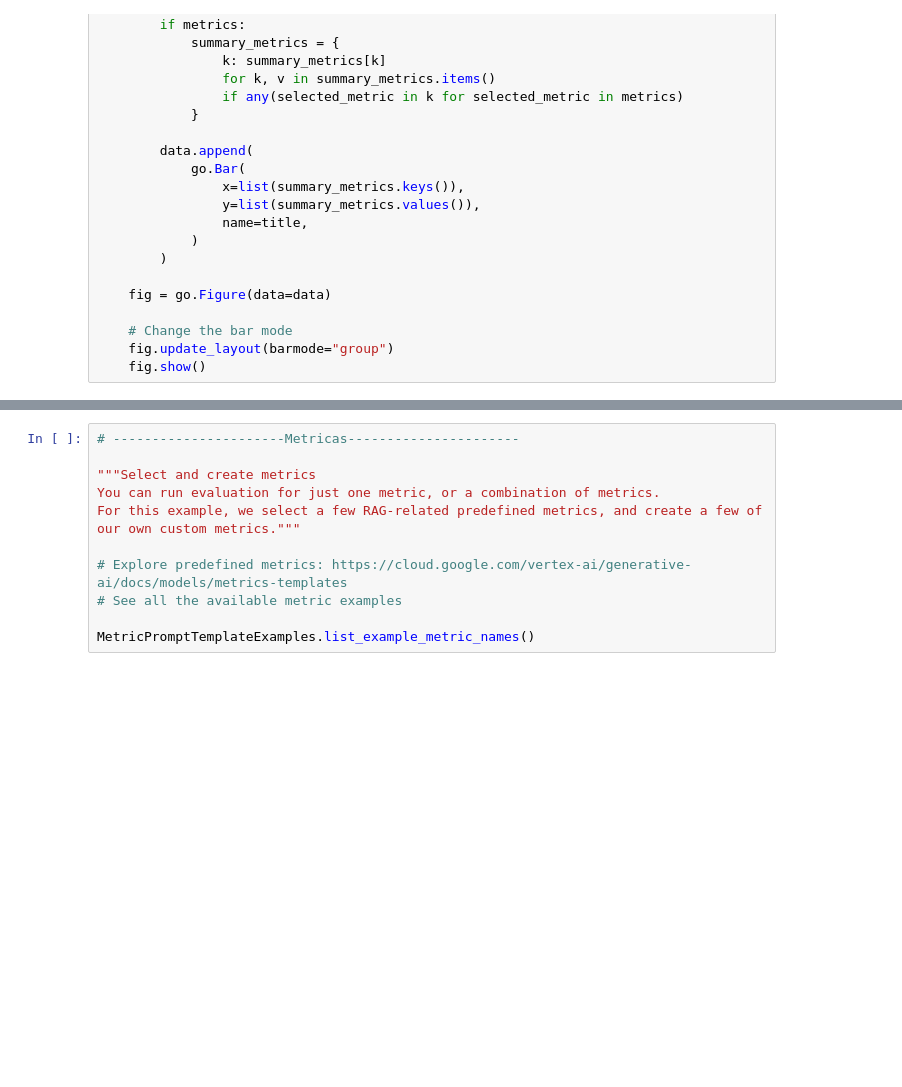
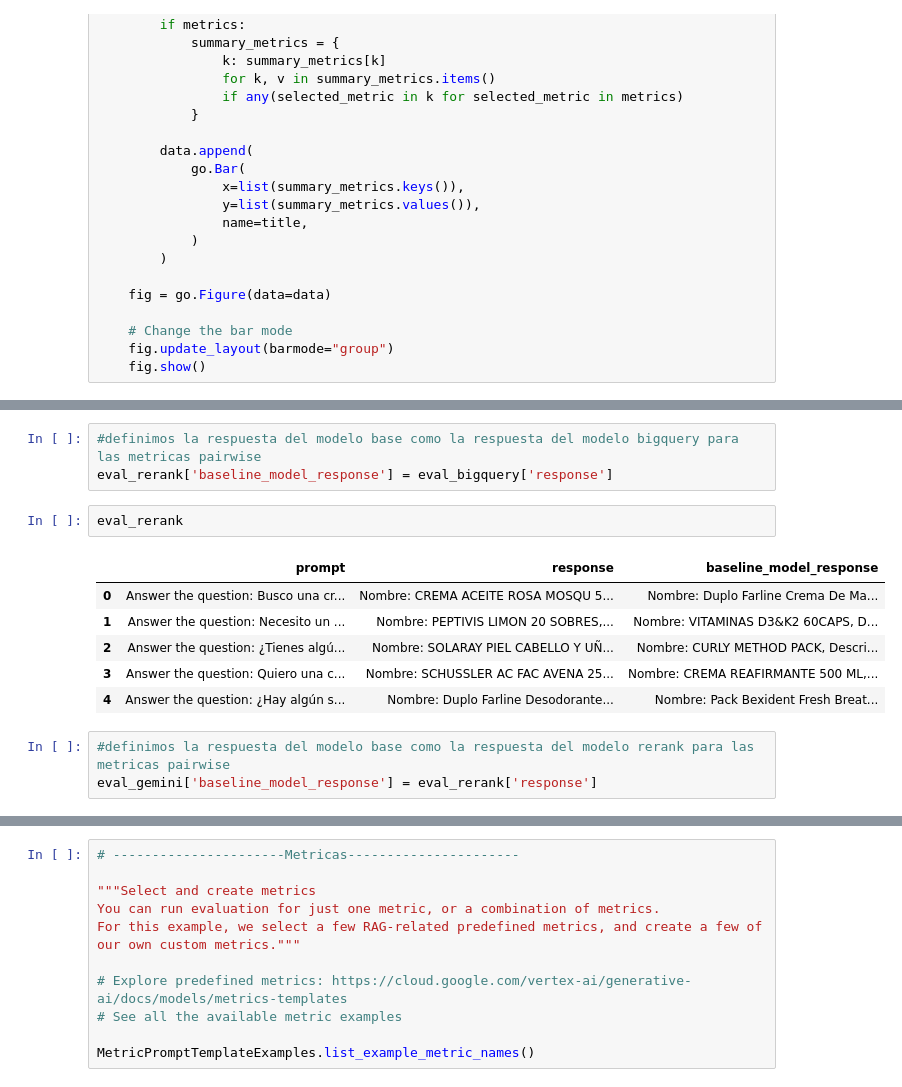
Before and after one commit to gabinoguera/cofaresapp, a Jupyter notebook: testing/testings_eval.ipynb, the cells around one changed output, grey strips where cells are left out. Cells and saved outputs as stored; diff of their text form; blank space fills up the shorter version.

```diff
--- a/testing/testings_eval.ipynb
+++ b/testing/testings_eval.ipynb
@@ -203,0 +297,15 @@ eval_dataset
+# %%
+#definimos la respuesta del modelo base como la respuesta del modelo bigquery para las metricas pairwise
+eval_rerank['baseline_model_response'] = eval_bigquery['response']
+# %%
+eval_rerank
+# %% [output]
+|  | prompt | response | baseline_model_response |
+| 0 | Answer the question: Busco una cr... | Nombre: CREMA ACEITE ROSA MOSQU 5... | Nombre: Duplo Farline Crema De Ma... |
+| 1 | Answer the question: Necesito un ... | Nombre: PEPTIVIS LIMON 20 SOBRES,... | Nombre: VITAMINAS D3&K2 60CAPS, D... |
+| 2 | Answer the question: ¿Tienes algú... | Nombre: SOLARAY PIEL CABELLO Y UÑ... | Nombre: CURLY METHOD PACK, Descri... |
+| 3 | Answer the question: Quiero una c... | Nombre: SCHUSSLER AC FAC AVENA 25... | Nombre: CREMA REAFIRMANTE 500 ML,... |
+| 4 | Answer the question: ¿Hay algún s... | Nombre: Duplo Farline Desodorante... | Nombre: Pack Bexident Fresh Breat... |
+# %%
+#definimos la respuesta del modelo base como la respuesta del modelo rerank para las metricas pairwise
+eval_gemini['baseline_model_response'] = eval_rerank['response']
```
Also changed, not shown: parts of 12 cells of this notebook, 1 other file.
